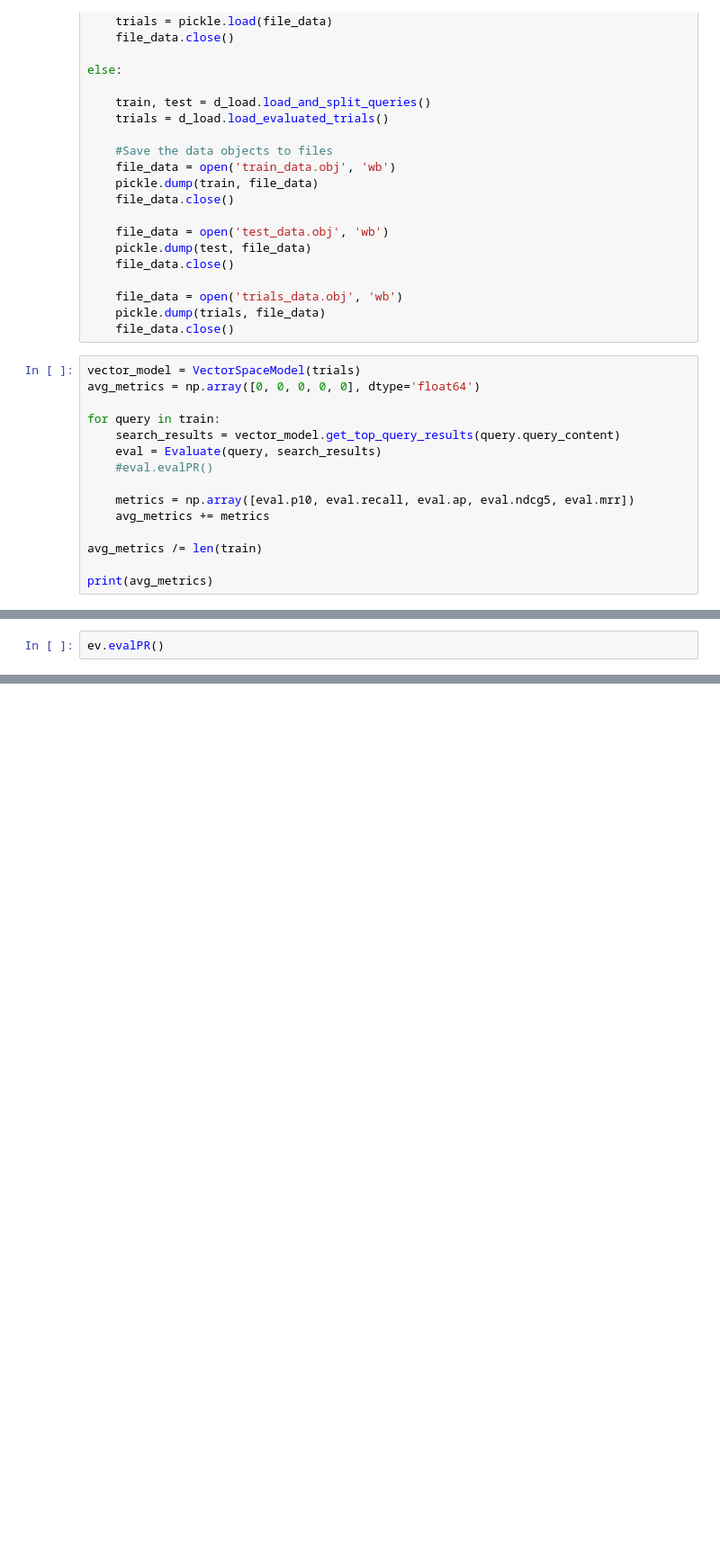
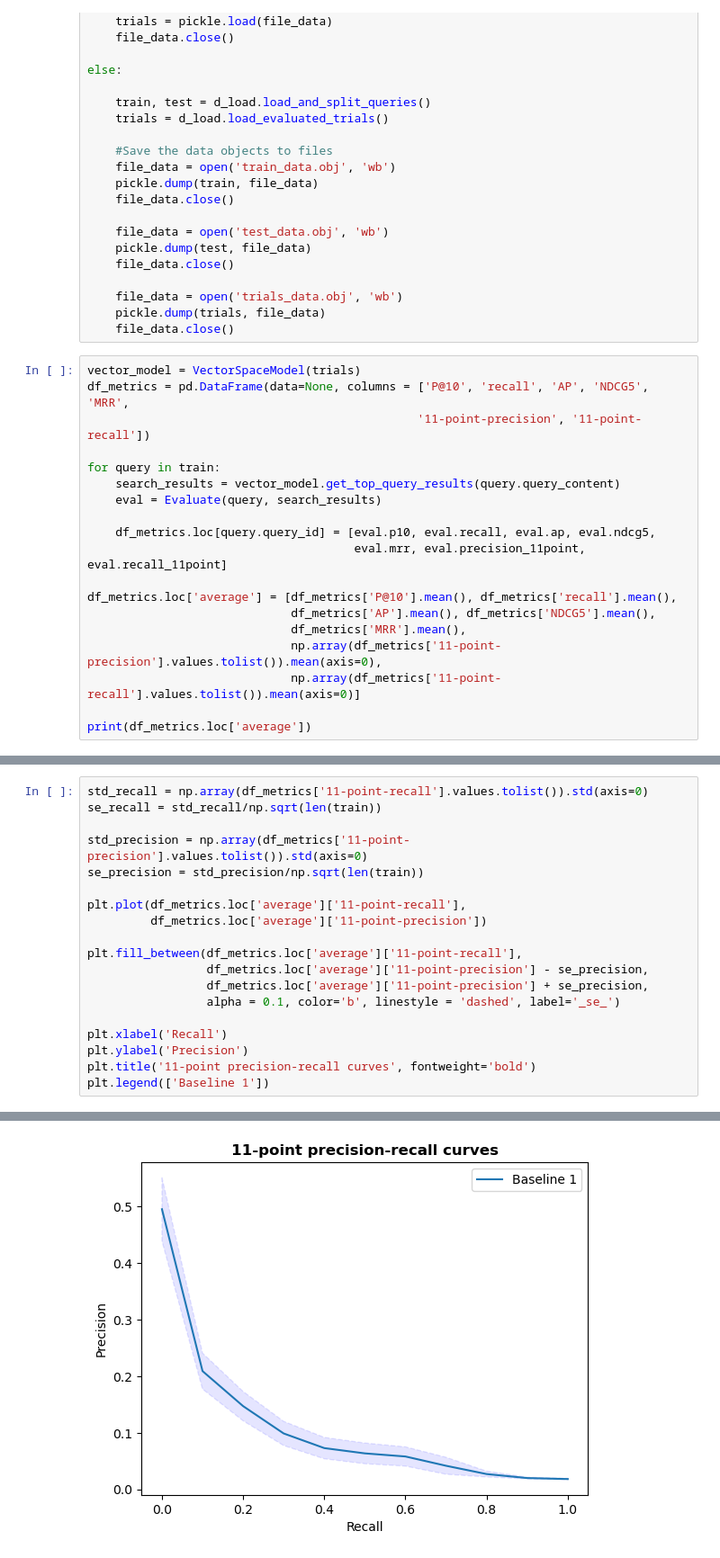
Before and after one commit to laszkiewiczp/information-retrieval, a Jupyter notebook: test.ipynb, the cells around one changed output, grey strips where cells are left out. Shown: that part at 90% size. Cells and saved outputs as stored; diff of their text form; blank space fills up the shorter version.

```diff
--- a/test.ipynb
+++ b/test.ipynb
@@ -42,17 +45,21 @@ else:
     file_data.close()
 # %%
 vector_model = VectorSpaceModel(trials)
-avg_metrics = np.array([0, 0, 0, 0, 0], dtype='float64')
+df_metrics = pd.DataFrame(data=None, columns = ['P@10', 'recall', 'AP', 'NDCG5', 'MRR',
+                                               '11-point-precision', '11-point-recall'])
 
 for query in train:
     search_results = vector_model.get_top_query_results(query.query_content)
     eval = Evaluate(query, search_results)
-    #eval.evalPR()
 
-    metrics = np.array([eval.p10, eval.recall, eval.ap, eval.ndcg5, eval.mrr])
-    avg_metrics += metrics
+    df_metrics.loc[query.query_id] = [eval.p10, eval.recall, eval.ap, eval.ndcg5,
+                                      eval.mrr, eval.precision_11point, eval.recall_11point]
 
-avg_metrics /= len(train)
+df_metrics.loc['average'] = [df_metrics['P@10'].mean(), df_metrics['recall'].mean(),
+                             df_metrics['AP'].mean(), df_metrics['NDCG5'].mean(),
+                             df_metrics['MRR'].mean(),
+                             np.array(df_metrics['11-point-precision'].values.tolist()).mean(axis=0),
+                             np.array(df_metrics['11-point-recall'].values.tolist()).mean(axis=0)]
 
-print(avg_metrics)
+print(df_metrics.loc['average'])
 # %% [output]
@@ -60,2 +74,20 @@ print(avg_metrics)
 # %%
-ev.evalPR()
+std_recall = np.array(df_metrics['11-point-recall'].values.tolist()).std(axis=0)
+se_recall = std_recall/np.sqrt(len(train))
+
+std_precision = np.array(df_metrics['11-point-precision'].values.tolist()).std(axis=0)
+se_precision = std_precision/np.sqrt(len(train))
+
+plt.plot(df_metrics.loc['average']['11-point-recall'],
+         df_metrics.loc['average']['11-point-precision'])
+
+plt.fill_between(df_metrics.loc['average']['11-point-recall'],
+                 df_metrics.loc['average']['11-point-precision'] - se_precision,
+                 df_metrics.loc['average']['11-point-precision'] + se_precision,
+                 alpha = 0.1, color='b', linestyle = 'dashed', label='_se_')
+
+plt.xlabel('Recall')
+plt.ylabel('Precision')
+plt.title('11-point precision-recall curves', fontweight='bold')
+plt.legend(['Baseline 1'])
+# %% [output]
@@ -62,2 +95,3 @@ ev.evalPR()
+[figure, added]
 # %%
 #Stratified sampling
```
Also changed, not shown: parts of 4 cells of this notebook, 2 other files.
